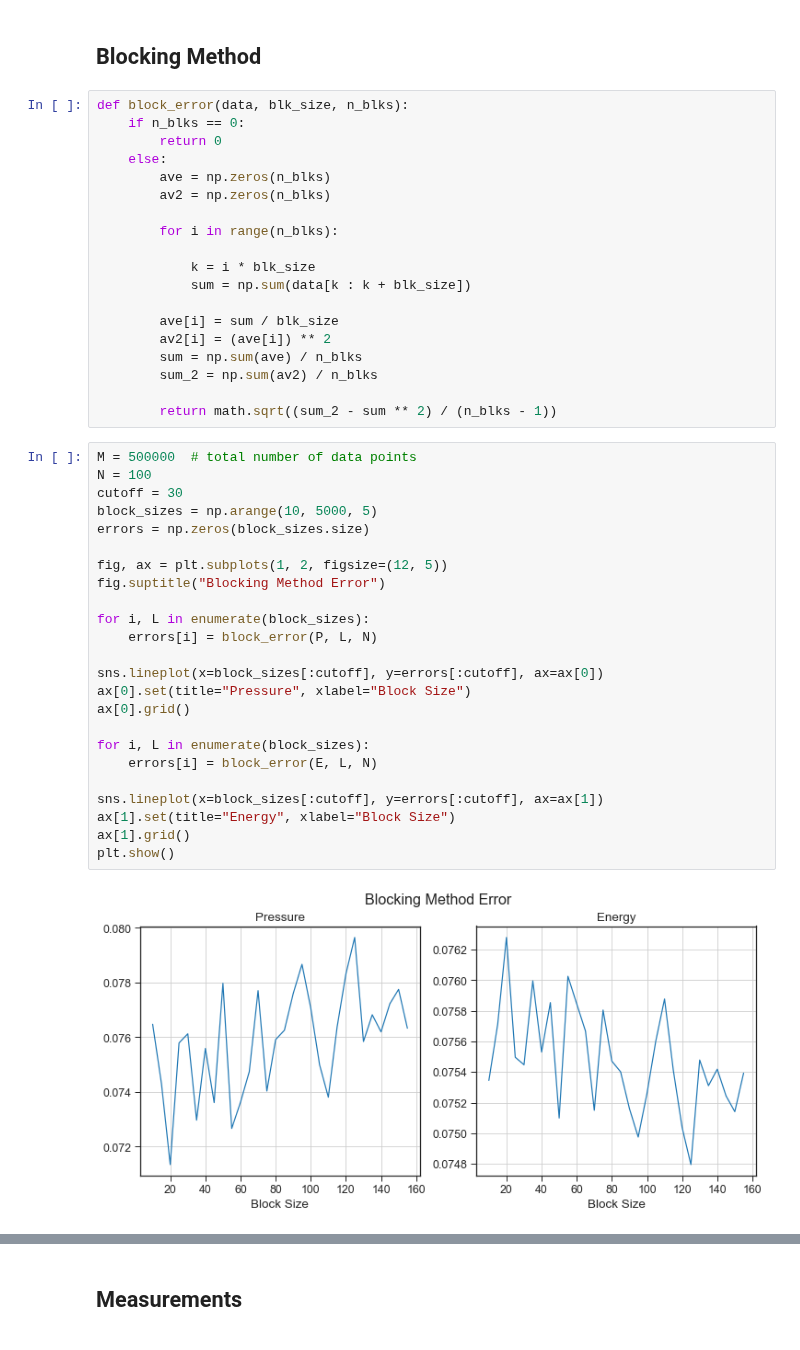
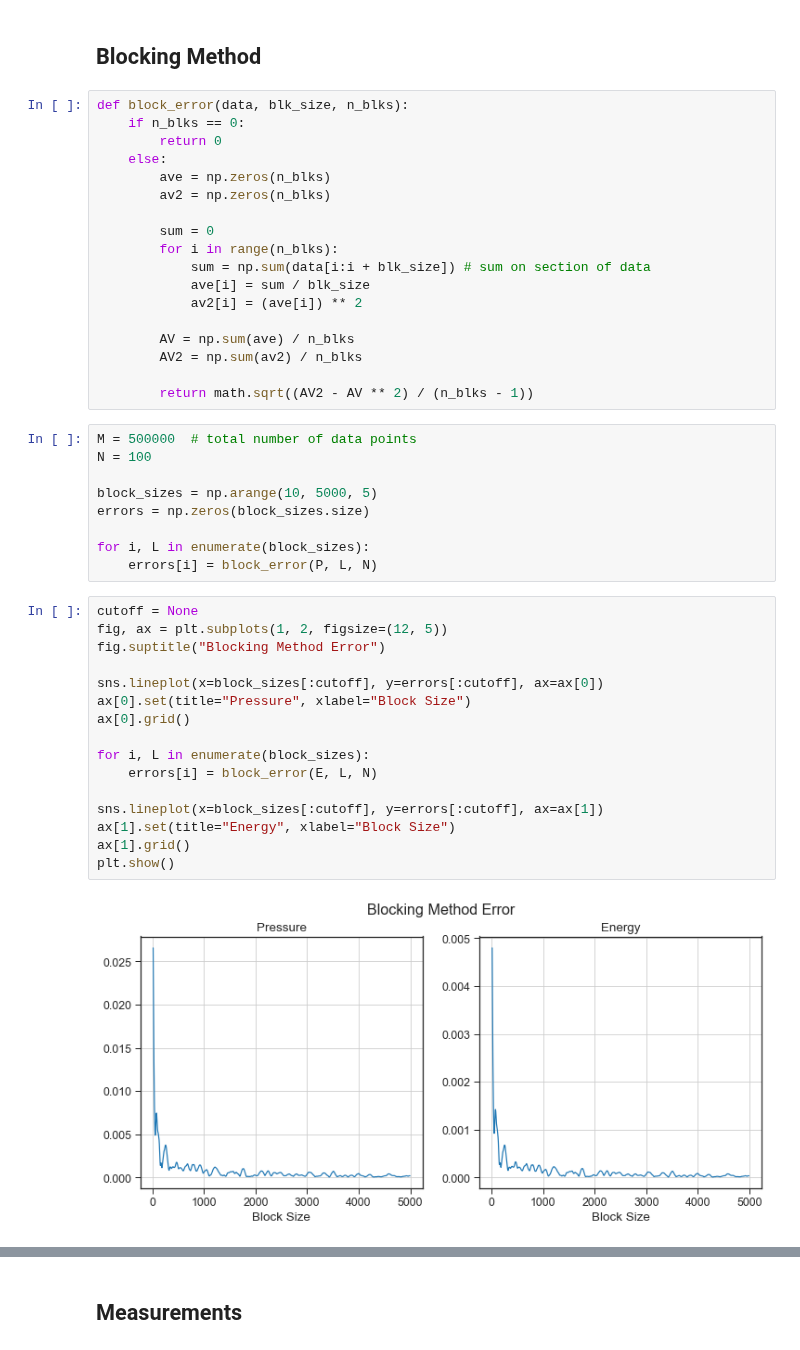
Before and after one commit to edoardodraetta/lsn_esercizi, a Jupyter notebook: esercizio_07/Esercizio_7.ipynb, the cells around one changed output, grey strips where cells are left out. Cells and saved outputs as stored; diff of their text form.

```diff
--- a/esercizio_07/Esercizio_7.ipynb
+++ b/esercizio_07/Esercizio_7.ipynb
@@ -136,40 +136,40 @@ def block_error(data, blk_size, n_blks):
         ave = np.zeros(n_blks)
         av2 = np.zeros(n_blks)
 
+        sum = 0
         for i in range(n_blks):
+            sum = np.sum(data[i:i + blk_size]) # sum on section of data
+            ave[i] = sum / blk_size
+            av2[i] = (ave[i]) ** 2
 
-            k = i * blk_size
-            sum = np.sum(data[k : k + blk_size])
+        AV = np.sum(ave) / n_blks
+        AV2 = np.sum(av2) / n_blks
 
-        ave[i] = sum / blk_size
-        av2[i] = (ave[i]) ** 2
-        sum = np.sum(ave) / n_blks
-        sum_2 = np.sum(av2) / n_blks
-
-        return math.sqrt((sum_2 - sum ** 2) / (n_blks - 1))
+        return math.sqrt((AV2 - AV ** 2) / (n_blks - 1))
+# %%
+M = 500000  # total number of data points
+N = 100
+
+block_sizes = np.arange(10, 5000, 5)
+errors = np.zeros(block_sizes.size)
+
+for i, L in enumerate(block_sizes):
+    errors[i] = block_error(P, L, N)
 # %%
-M = 500000  # total number of data points
-N = 100
-cutoff = 30
-block_sizes = np.arange(10, 5000, 5)
-errors = np.zeros(block_sizes.size)
-
+cutoff = None
 fig, ax = plt.subplots(1, 2, figsize=(12, 5))
 fig.suptitle("Blocking Method Error")
-
-for i, L in enumerate(block_sizes):
-    errors[i] = block_error(P, L, N)
 
 sns.lineplot(x=block_sizes[:cutoff], y=errors[:cutoff], ax=ax[0])
 ax[0].set(title="Pressure", xlabel="Block Size")
 ax[0].grid()
 
 for i, L in enumerate(block_sizes):
     errors[i] = block_error(E, L, N)
 
 sns.lineplot(x=block_sizes[:cutoff], y=errors[:cutoff], ax=ax[1])
 ax[1].set(title="Energy", xlabel="Block Size")
 ax[1].grid()
 plt.show()
 # %% [output]
-[figure, old version]
+[figure, new version]
```
Also changed, not shown: parts of 3 cells of this notebook.
